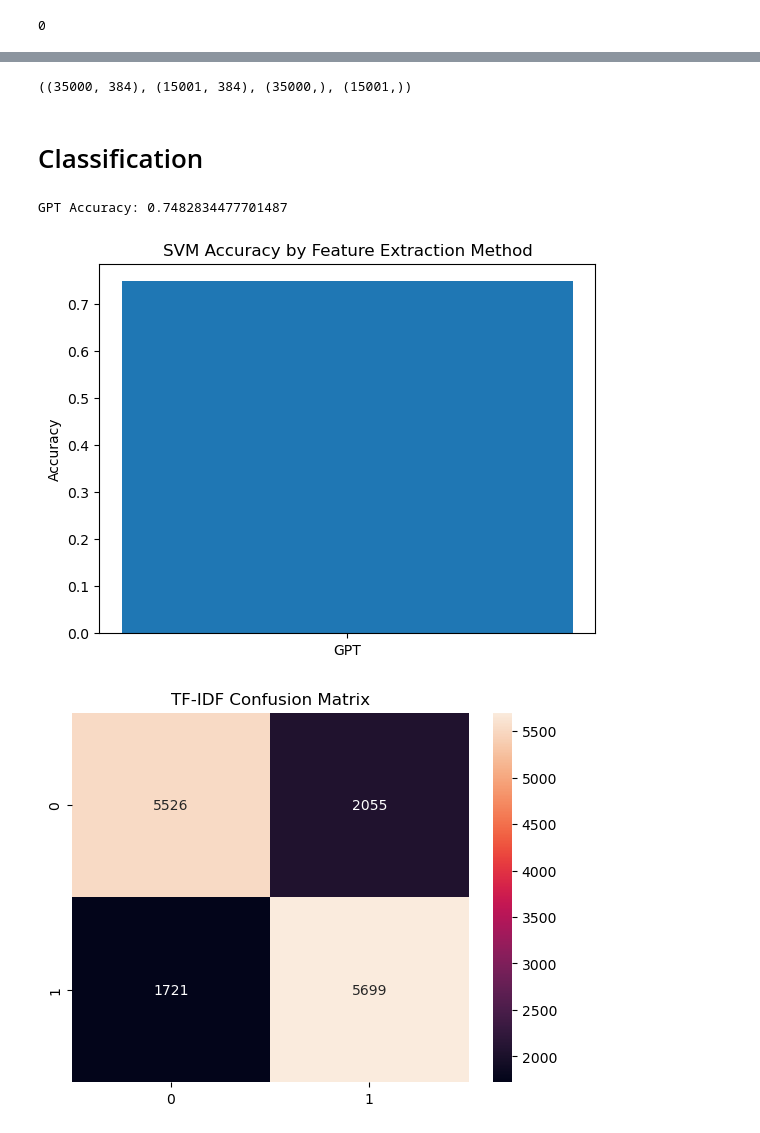
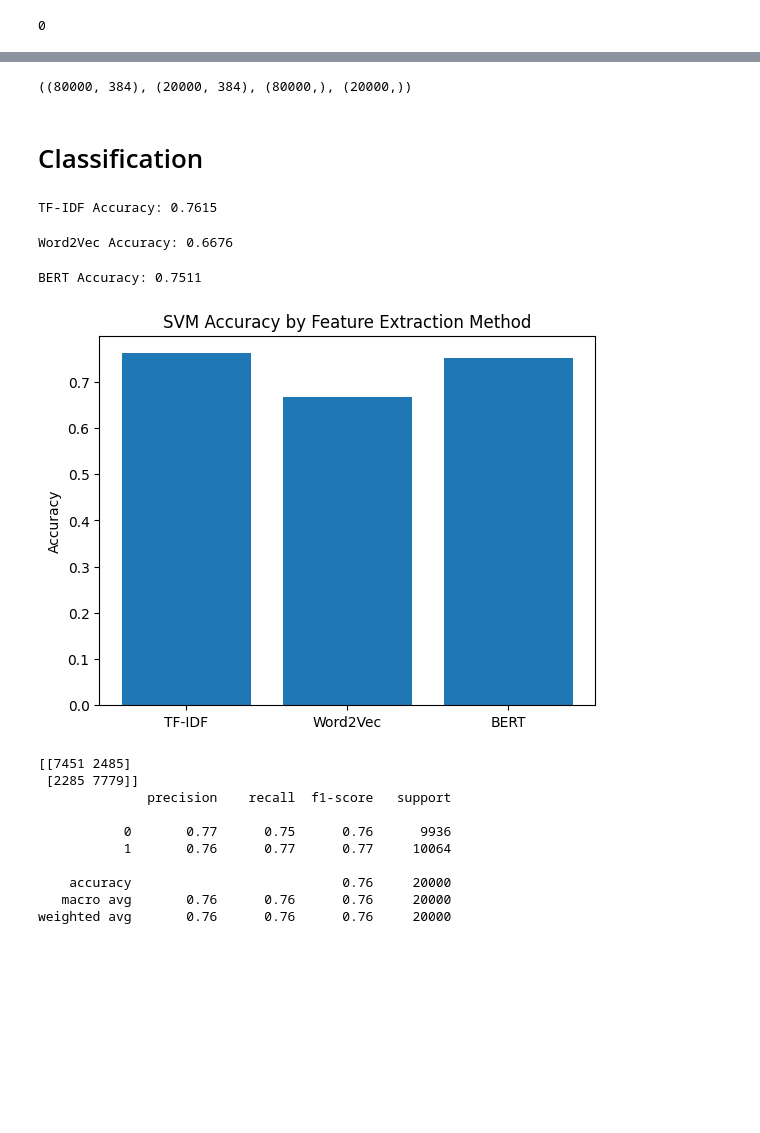
Before and after one commit to sabdelmoaty2380/ML-Programming-Final-Project, a Jupyter notebook: project_temp.ipynb, the cells around one changed output, grey strips where cells are left out. Drawn from its saved outputs; the diff is of its cells as text; code cells hidden in the pictures; blank space fills up the shorter version.

```diff
--- a/project_temp.ipynb
+++ b/project_temp.ipynb
@@ -220,50 +271,67 @@ array([[ 0.00735882,  0.02461563, -0.0035693 , ..., -0.07428308,
 # %%
-X_train_bert, X_test_bert, y_train, y_test = train_test_split(X_bert, y, test_size=0.3, random_state=123)
+X_train_bert, X_test_bert, y_train, y_test = train_test_split(X_bert, y, test_size=0.2, random_state=123)
 
 X_train_bert.shape, X_test_bert.shape, y_train.shape, y_test.shape
 # %% [output]
-((35000, 384), (15001, 384), (35000,), (15001,))
+((80000, 384), (20000, 384), (80000,), (20000,))
 # %% [markdown]
 # Classification
 # %%
-# Initialize SVM
-svm = SVC(kernel='rbf')
+# Training
+svm_td_idf = SVC(kernel='rbf')
 
-# Train/test for each feature:
 # TF-IDF
-'''svm.fit(X_train, y_train)
-y_pred_tfidf = svm.predict(X_test)
+svm_td_idf.fit(X_train_tf_idf, y_train)
+y_pred_tfidf = svm_td_idf.predict(X_test_tf_idf)
 print("TF-IDF Accuracy:", accuracy_score(y_test, y_pred_tfidf))
-
-# Word2Vec
-svm.fit(X_train_w2v, y_train)
-y_pred_w2v = svm.predict(X_test_w2v)
-print("Word2Vec Accuracy:", accuracy_score(y_test, y_pred_w2v))'''
-
-# bert embeddin
-svm.fit(X_train_bert, y_train)
-y_pred_gpt = svm.predict(X_test_bert)
-print("GPT Accuracy:", accuracy_score(y_test, y_pred_gpt))
 # %% [output]
-GPT Accuracy: 0.7482834477701487
+TF-IDF Accuracy: 0.7615
+# %%
+# Training
+svm_w2v = SVC(kernel='rbf')
+
+# Word2Vec
+svm_w2v.fit(X_train_w2v, y_train)
+y_pred_w2v = svm_w2v.predict(X_test_w2v)
+print("Word2Vec Accuracy:", accuracy_score(y_test, y_pred_w2v))
+# %% [output]
+Word2Vec Accuracy: 0.6676
+# %%
+# Training
+svm_bert = SVC(kernel='rbf')
+
+# BERT embedding
+svm_bert.fit(X_train_bert, y_train)
+y_pred_bert = svm_bert.predict(X_test_bert)
+print("BERT Accuracy:", accuracy_score(y_test, y_pred_bert))
+# %% [output]
+BERT Accuracy: 0.7511
 # %%
 accuracies = {
-    #'TF-IDF': accuracy_score(y_test, y_pred_tfidf),
-    #'Word2Vec': accuracy_score(y_test, y_pred_w2v),
-    'GPT': accuracy_score(y_test, y_pred_gpt)
+    'TF-IDF': accuracy_score(y_test, y_pred_tfidf),
+    'Word2Vec': accuracy_score(y_test, y_pred_w2v),
+    'BERT': accuracy_score(y_test, y_pred_bert)
 }
 
 plt.bar(accuracies.keys(), accuracies.values())
 plt.title('SVM Accuracy by Feature Extraction Method')
 plt.ylabel('Accuracy')
 plt.show()
 # %% [output]
-[figure, old version]
+[figure, new version]
 # %%
-# Confusion Matrix (example for bert)
-sns.heatmap(confusion_matrix(y_test, y_pred_gpt), annot=True, fmt='d')
-plt.title('TF-IDF Confusion Matrix')
-plt.show()
+# Evaluating TF-IDF
+print(confusion_matrix(y_test, y_pred_tfidf))
+print(classification_report(y_test, y_pred_tfidf))
 # %% [output]
-[figure, removed]
+[[7451 2485]
+ [2285 7779]]
+              precision    recall  f1-score   support
+
+           0       0.77      0.75      0.76      9936
+           1       0.76      0.77      0.77     10064
+
+    accuracy                           0.76     20000
+   macro avg       0.76      0.76      0.76     20000
+weighted avg       0.76      0.76      0.76     20000
 # %%
```
Also changed, not shown: parts of 39 cells of this notebook, 2 other files.
